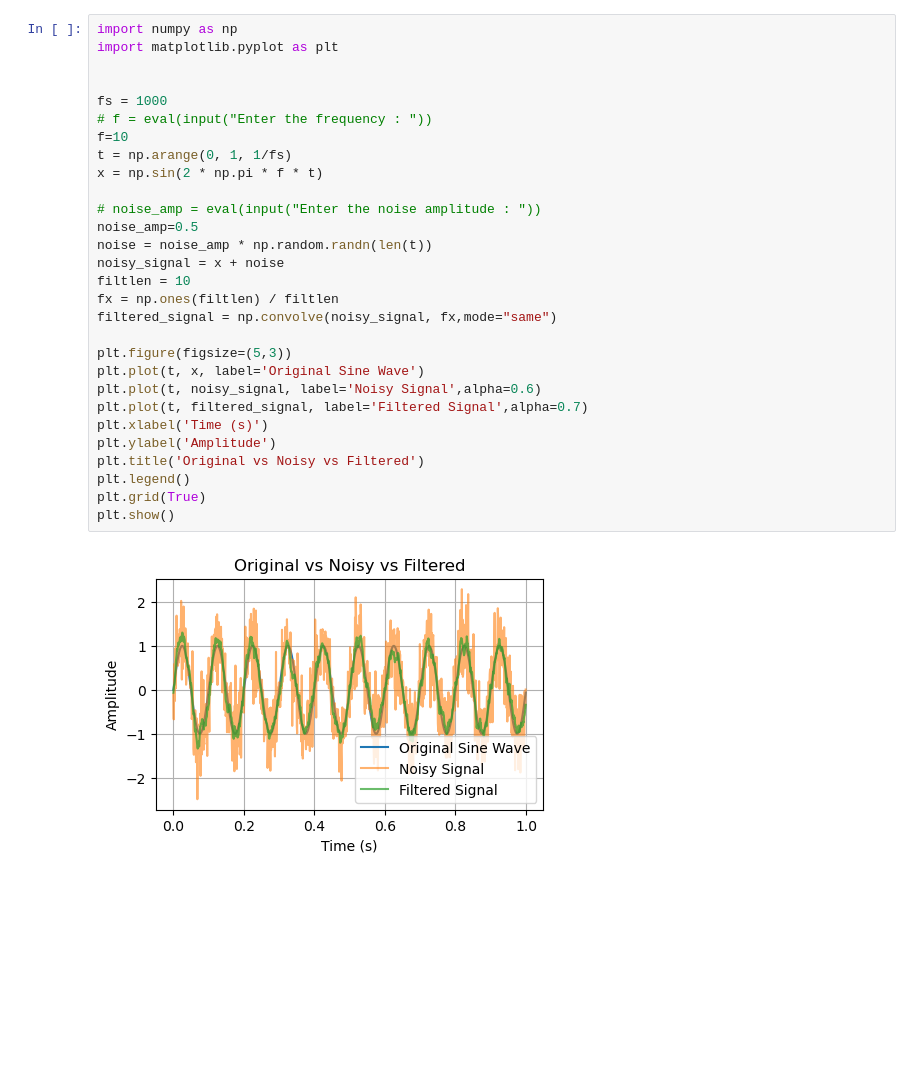
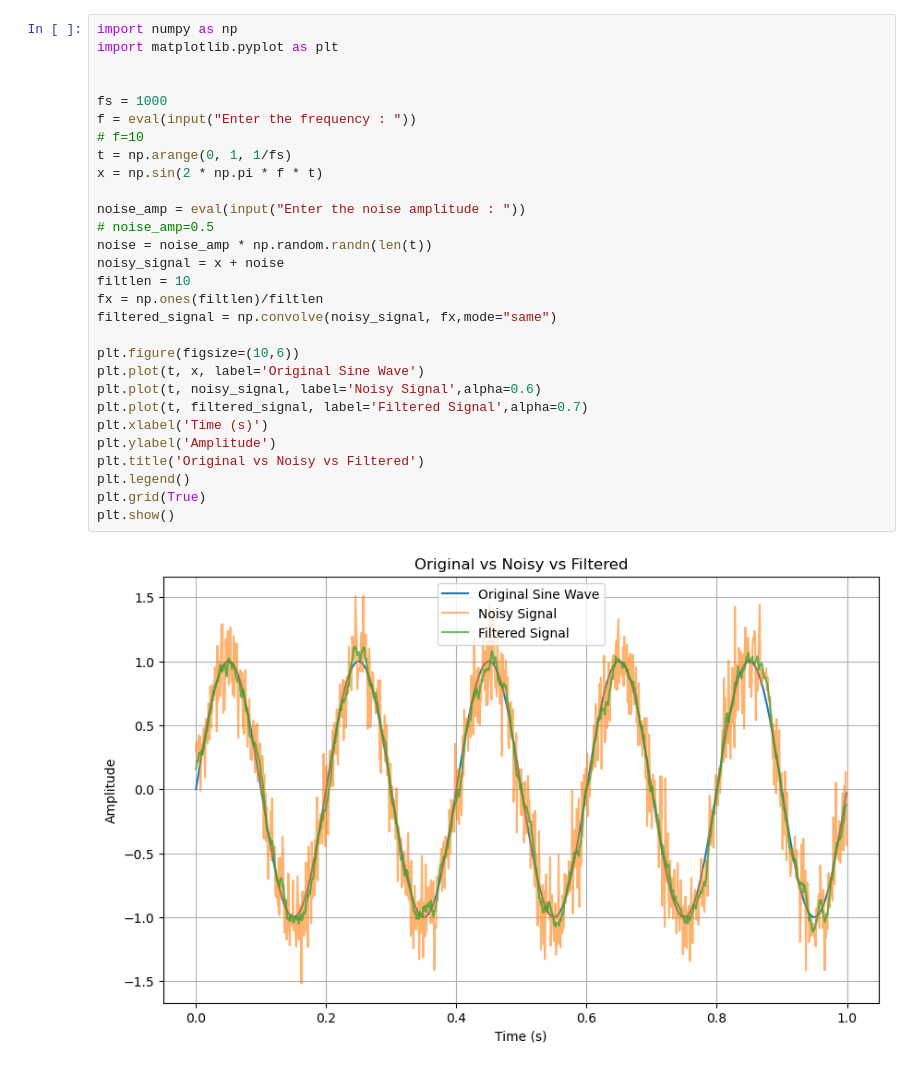
Before and after one commit to ADI-ROXX/DSP, a Jupyter notebook: assign1.ipynb, the cells around one changed output. Drawn from its saved outputs; the diff is of its cells as text; blank space fills up the shorter version.

```diff
--- a/assign1.ipynb
+++ b/assign1.ipynb
@@ -1,34 +1,34 @@
 # %%
 import numpy as np
 import matplotlib.pyplot as plt
 
 
 fs = 1000
-# f = eval(input("Enter the frequency : "))
-f=10
+f = eval(input("Enter the frequency : "))
+# f=10
 t = np.arange(0, 1, 1/fs)
 x = np.sin(2 * np.pi * f * t)
 
-# noise_amp = eval(input("Enter the noise amplitude : "))
-noise_amp=0.5
+noise_amp = eval(input("Enter the noise amplitude : "))
+# noise_amp=0.5
 noise = noise_amp * np.random.randn(len(t))
 noisy_signal = x + noise
 filtlen = 10
-fx = np.ones(filtlen) / filtlen
+fx = np.ones(filtlen)/filtlen
 filtered_signal = np.convolve(noisy_signal, fx,mode="same")
 
-plt.figure(figsize=(5,3))
+plt.figure(figsize=(10,6))
 plt.plot(t, x, label='Original Sine Wave')
 plt.plot(t, noisy_signal, label='Noisy Signal',alpha=0.6)
 plt.plot(t, filtered_signal, label='Filtered Signal',alpha=0.7)
 plt.xlabel('Time (s)')
 plt.ylabel('Amplitude')
 plt.title('Original vs Noisy vs Filtered')
 plt.legend()
 plt.grid(True)
 plt.show()
 # %% [output]
-[figure, old version]
+[figure, new version]
 # %%
 num_freq=eval(input("Enter the number of frequencies: "))
 
```
Also changed, not shown: parts of 2 cells of this notebook, 1 other file.
